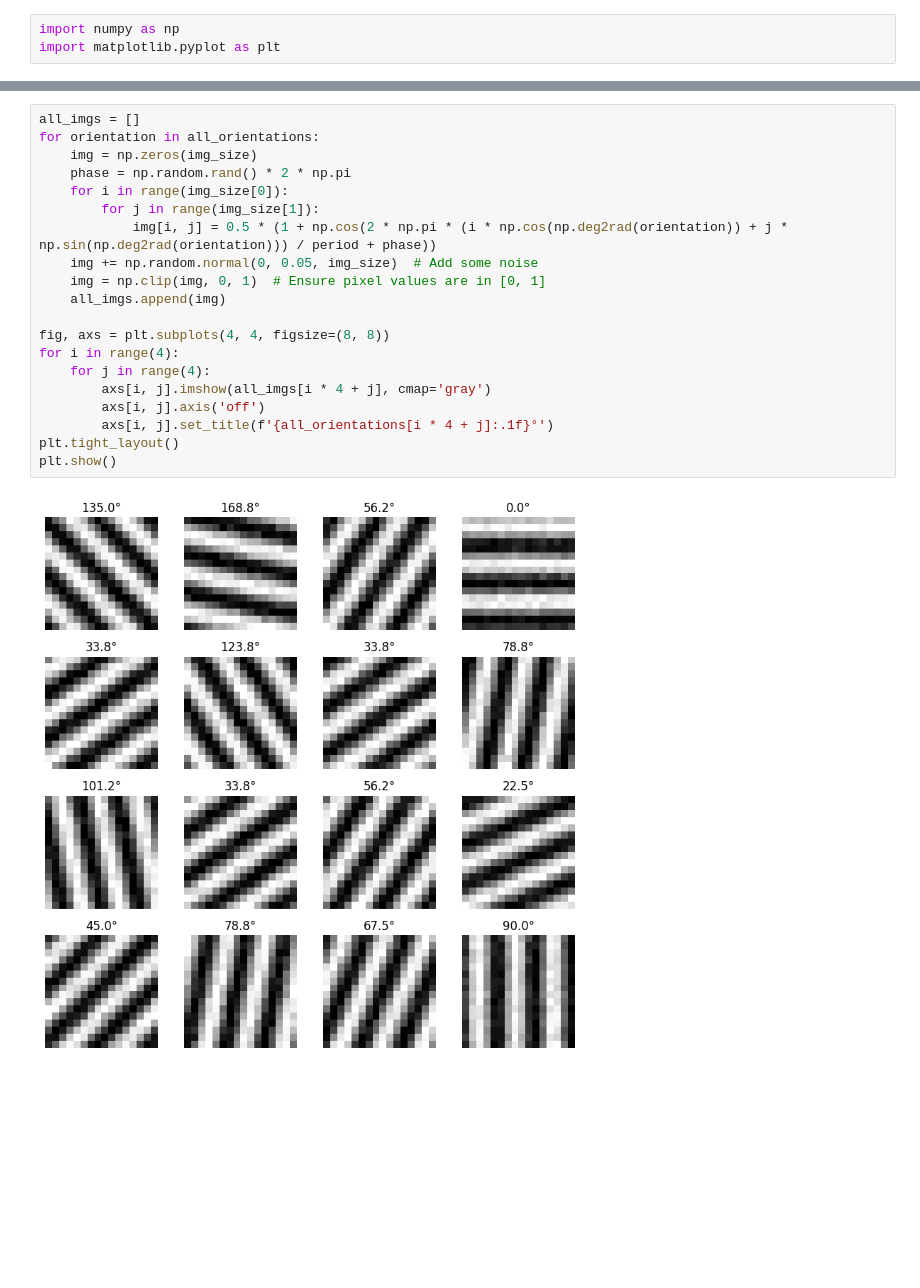
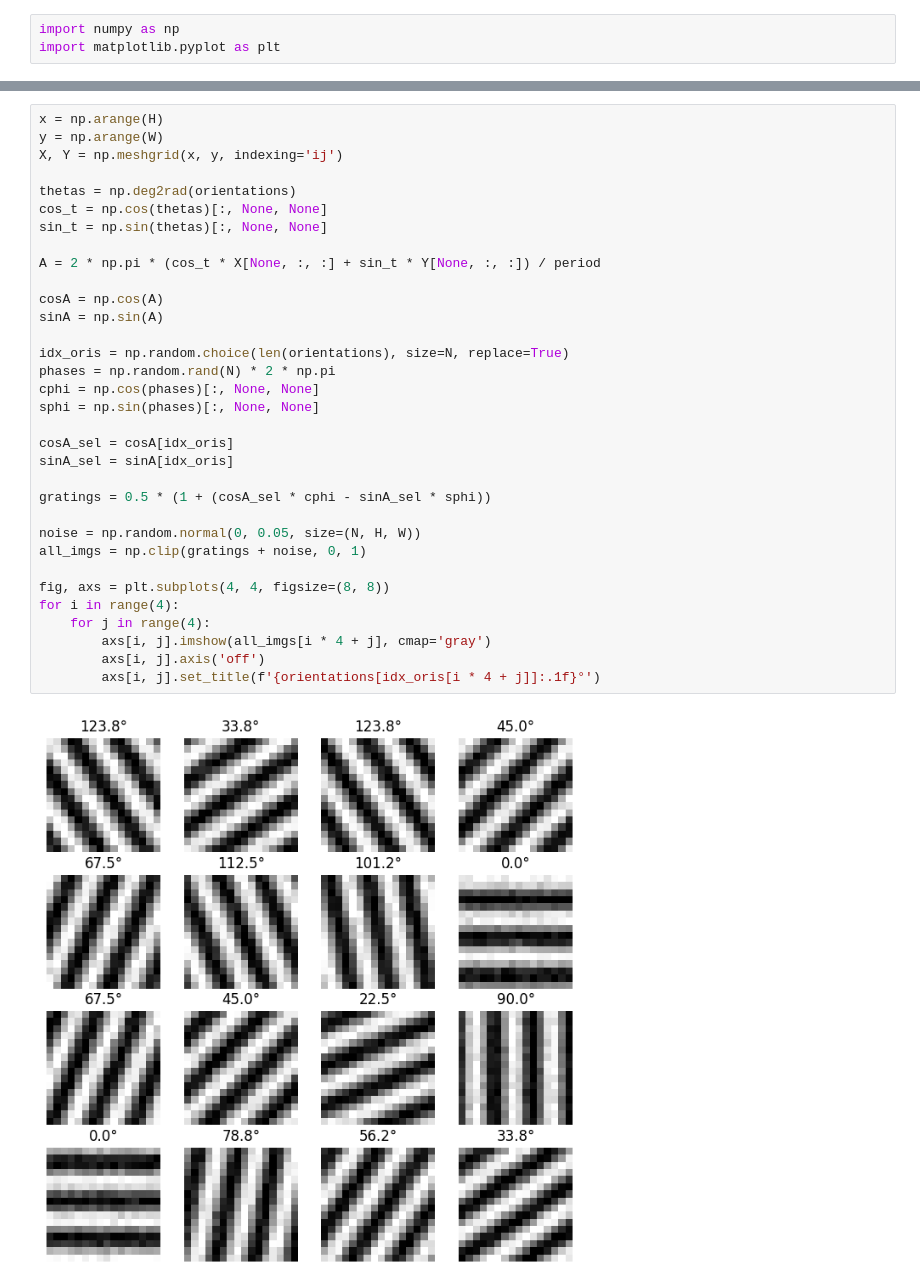
Before and after one commit to lmaccart/NEUR-416-Final, a Jupyter notebook: generate_grating.ipynb, the cells around one changed output, grey strips where cells are left out. Saved outputs shown, nothing was run; the diff lists cells and outputs as text; blank space fills up the shorter version.

```diff
--- a/generate_grating.ipynb
+++ b/generate_grating.ipynb
@@ -13,22 +12,35 @@ period = img_size[0] / num_cycles
-# %%
-all_imgs = []
-for orientation in all_orientations:
-    img = np.zeros(img_size)
-    phase = np.random.rand() * 2 * np.pi
-    for i in range(img_size[0]):
-        for j in range(img_size[1]):
-            img[i, j] = 0.5 * (1 + np.cos(2 * np.pi * (i * np.cos(np.deg2rad(orientation)) + j * np.sin(np.deg2rad(orientation))) / period + phase))
-    img += np.random.normal(0, 0.05, img_size)  # Add some noise
-    img = np.clip(img, 0, 1)  # Ensure pixel values are in [0, 1]
-    all_imgs.append(img)
-
-fig, axs = plt.subplots(4, 4, figsize=(8, 8))
-for i in range(4):
-    for j in range(4):
-        axs[i, j].imshow(all_imgs[i * 4 + j], cmap='gray')
-        axs[i, j].axis('off')
-        axs[i, j].set_title(f'{all_orientations[i * 4 + j]:.1f}°')
-plt.tight_layout()
-plt.show()
-# %% [output]
-[figure, removed]
+# %%
+x = np.arange(H)
+y = np.arange(W)
+X, Y = np.meshgrid(x, y, indexing='ij')
+
+thetas = np.deg2rad(orientations)
+cos_t = np.cos(thetas)[:, None, None]
+sin_t = np.sin(thetas)[:, None, None]
+
+A = 2 * np.pi * (cos_t * X[None, :, :] + sin_t * Y[None, :, :]) / period
+
+cosA = np.cos(A)
+sinA = np.sin(A)
+
+idx_oris = np.random.choice(len(orientations), size=N, replace=True)
+phases = np.random.rand(N) * 2 * np.pi
+cphi = np.cos(phases)[:, None, None]
+sphi = np.sin(phases)[:, None, None]
+
+cosA_sel = cosA[idx_oris]
+sinA_sel = sinA[idx_oris]
+
+gratings = 0.5 * (1 + (cosA_sel * cphi - sinA_sel * sphi))
+
+noise = np.random.normal(0, 0.05, size=(N, H, W))
+all_imgs = np.clip(gratings + noise, 0, 1)
+
+fig, axs = plt.subplots(4, 4, figsize=(8, 8))
+for i in range(4):
+    for j in range(4):
+        axs[i, j].imshow(all_imgs[i * 4 + j], cmap='gray')
+        axs[i, j].axis('off')
+        axs[i, j].set_title(f'{orientations[idx_oris[i * 4 + j]]:.1f}°')
+# %% [output]
+[figure, added]
```
Also changed, not shown: parts of 2 cells of this notebook.
